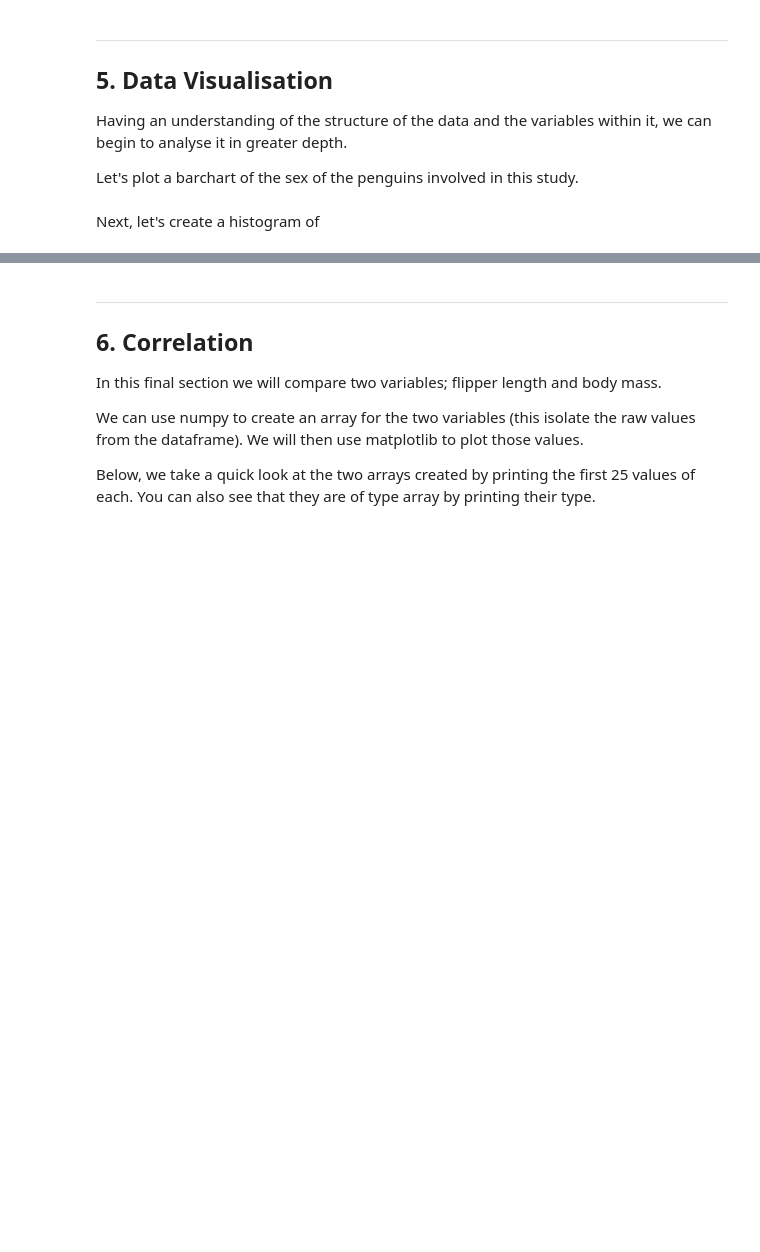
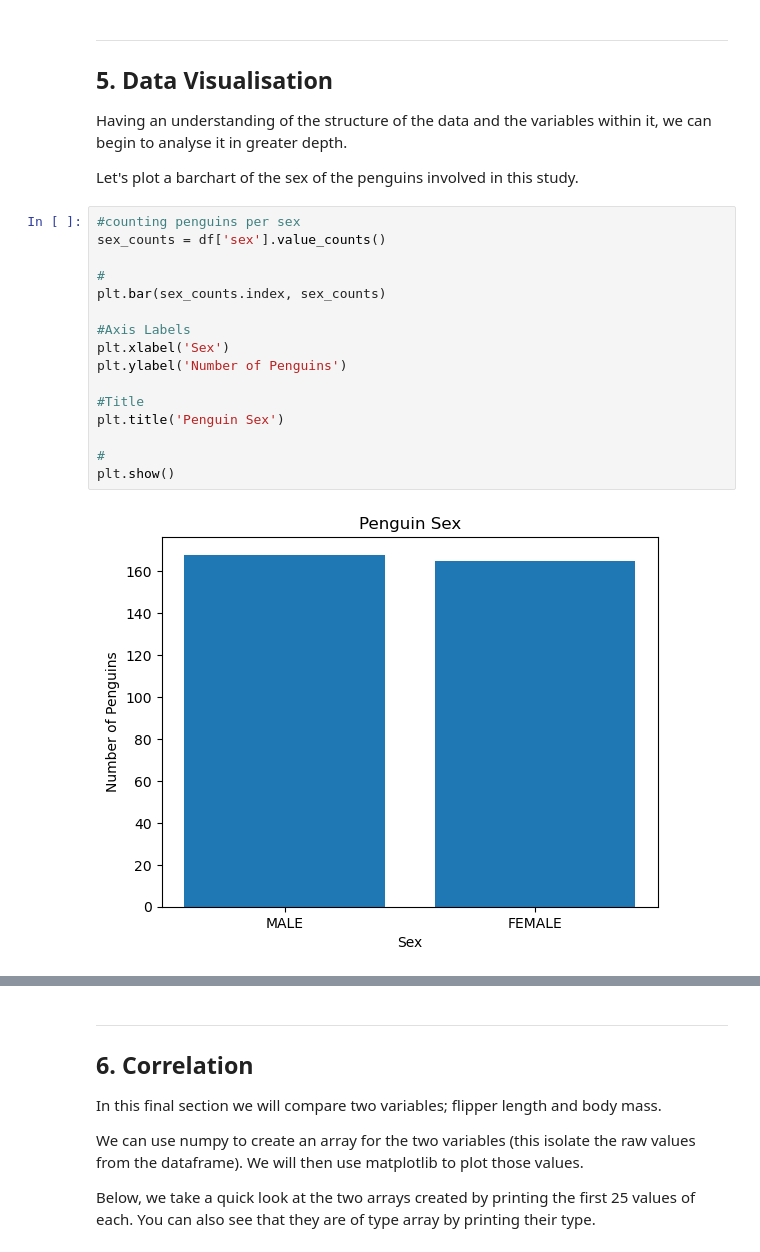
Before and after one commit to pcahillgit/principles-of-data-analytics, a Jupyter notebook: penguins.ipynb, the cells around one changed output, grey strips where cells are left out. Saved outputs shown, nothing was run; the diff lists cells and outputs as text; blank space fills up the shorter version.

Commit message:
populated data visualisation section: bar chart and histogram

```diff
--- a/penguins.ipynb
+++ b/penguins.ipynb
@@ -128,5 +128,21 @@ Types
 Having an understanding of the structure of the data and the variables within it, we can begin to analyse it in greater depth.
 
 Let's plot a barchart of the sex of the penguins involved in this study.
-# %% [markdown]
-Next, let's create a histogram of
+# %%
+#counting penguins per sex
+sex_counts = df['sex'].value_counts()
+
+#
+plt.bar(sex_counts.index, sex_counts)
+
+#Axis Labels
+plt.xlabel('Sex')
+plt.ylabel('Number of Penguins')
+
+#Title
+plt.title('Penguin Sex')
+
+#
+plt.show()
+# %% [output]
+[figure, added]
```
Also changed, not shown: parts of 3 cells of this notebook.
